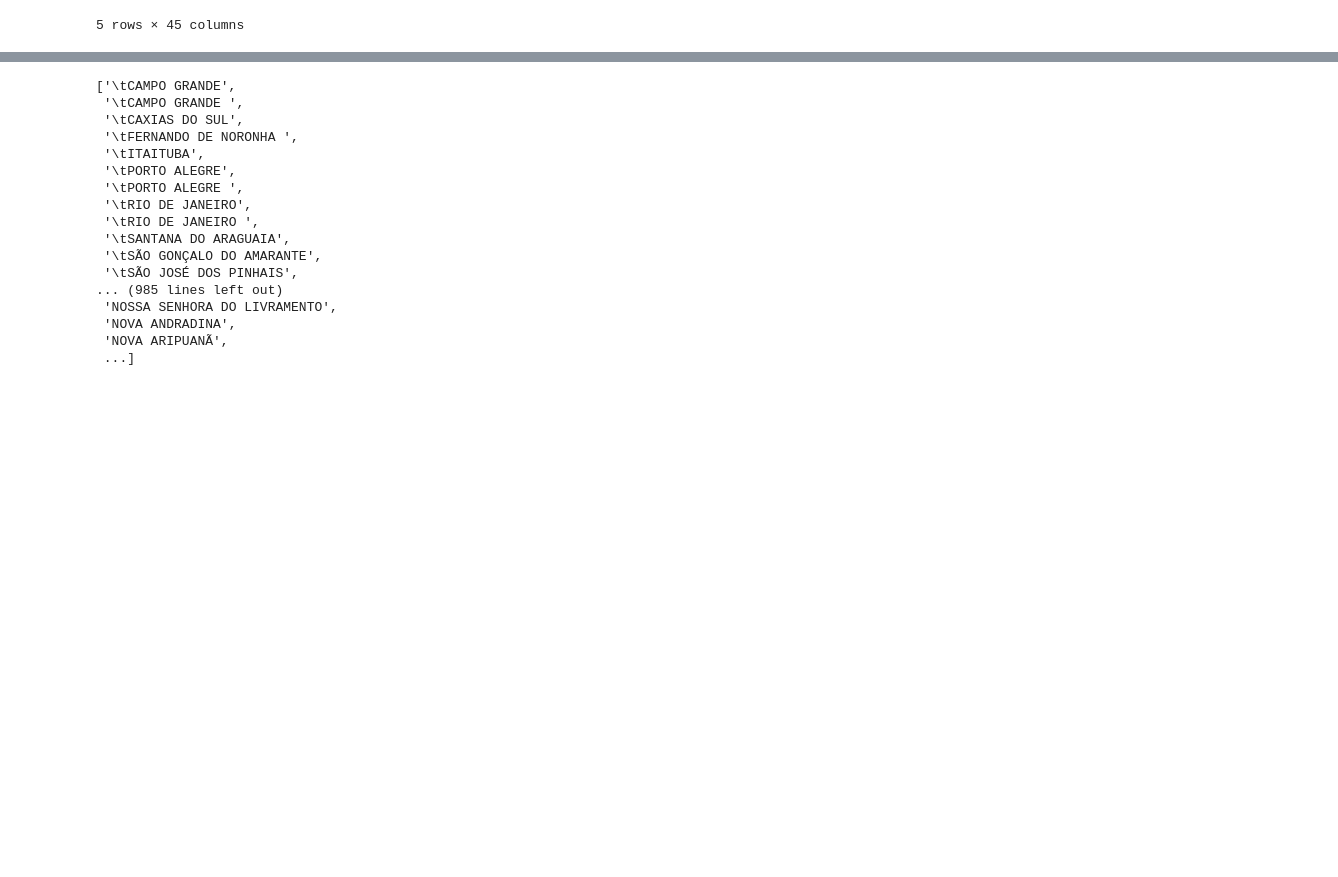
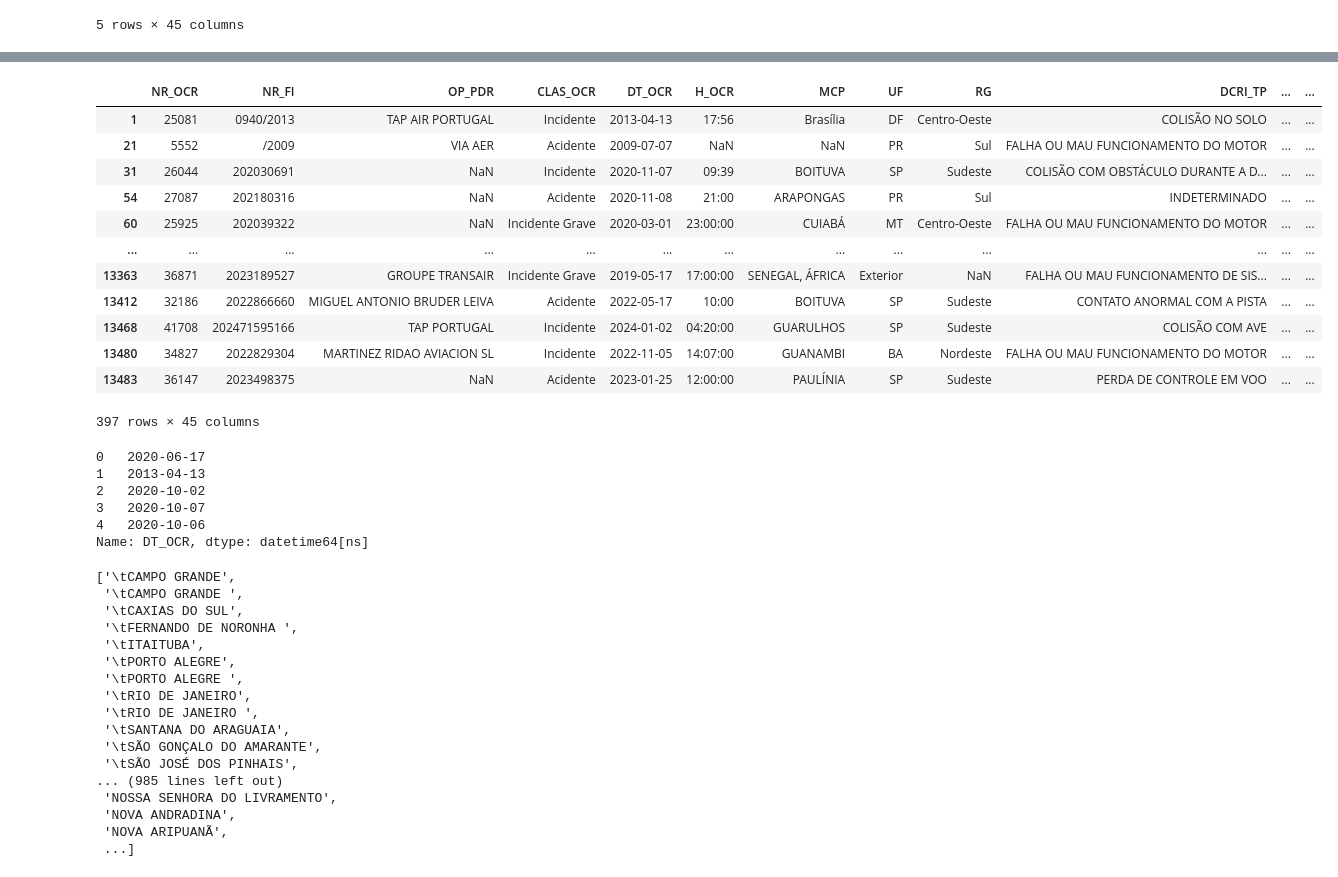
Before and after one commit to vitorluzz/etl-voos-anac, a Jupyter notebook: solution/job_stage_curated.ipynb, the cells around one changed output, grey strips where cells are left out. Cells and saved outputs as stored; diff of their text form; code cells hidden in the pictures; blank space fills up the shorter version.

```diff
--- a/solution/job_stage_curated.ipynb
+++ b/solution/job_stage_curated.ipynb
@@ -45,0 +169,16 @@ dtype: object
+# %%
+df_ocorrencias[df_ocorrencias['NR_ASTS'].isnull()]
+# %% [output]
+|  | NR_OCR | NR_FI | OP_PDR | CLAS_OCR | DT_OCR | H_OCR | MCP | UF | RG | DCRI_TP | ... | ... |
+| 1 | 25081 | 0940/2013 | TAP AIR PORTUGAL | Incidente | 2013-04-13 | 17:56 | Brasília | DF | Centro-Oeste | COLISÃO NO SOLO | ... | ... |
+| 21 | 5552 | /2009 | VIA AER | Acidente | 2009-07-07 | NaN | NaN | PR | Sul | FALHA OU MAU FUNCIONAMENTO DO MOTOR | ... | ... |
+| 31 | 26044 | 202030691 | NaN | Incidente | 2020-11-07 | 09:39 | BOITUVA | SP | Sudeste | COLISÃO COM OBSTÁCULO DURANTE A D... | ... | ... |
+| 54 | 27087 | 202180316 | NaN | Acidente | 2020-11-08 | 21:00 | ARAPONGAS | PR | Sul | INDETERMINADO | ... | ... |
+| 60 | 25925 | 202039322 | NaN | Incidente Grave | 2020-03-01 | 23:00:00 | CUIABÁ | MT | Centro-Oeste | FALHA OU MAU FUNCIONAMENTO DO MOTOR | ... | ... |
+| ... | ... | ... | ... | ... | ... | ... | ... | ... | ... | ... | ... | ... |
+| 13363 | 36871 | 2023189527 | GROUPE TRANSAIR | Incidente Grave | 2019-05-17 | 17:00:00 | SENEGAL, ÁFRICA | Exterior | NaN | FALHA OU MAU FUNCIONAMENTO DE SIS... | ... | ... |
+| 13412 | 32186 | 2022866660 | MIGUEL ANTONIO BRUDER LEIVA | Acidente | 2022-05-17 | 10:00 | BOITUVA | SP | Sudeste | CONTATO ANORMAL COM A PISTA | ... | ... |
+| 13468 | 41708 | 202471595166 | TAP PORTUGAL | Incidente | 2024-01-02 | 04:20:00 | GUARULHOS | SP | Sudeste | COLISÃO COM AVE | ... | ... |
+| 13480 | 34827 | 2022829304 | MARTINEZ RIDAO AVIACION SL | Incidente | 2022-11-05 | 14:07:00 | GUANAMBI | BA | Nordeste | FALHA OU MAU FUNCIONAMENTO DO MOTOR | ... | ... |
+| 13483 | 36147 | 2023498375 | NaN | Acidente | 2023-01-25 | 12:00:00 | PAULÍNIA | SP | Sudeste | PERDA DE CONTROLE EM VOO | ... | ... |
+397 rows × 45 columns
@@ -46 +190,10 @@ dtype: object
+# %%
+df_ocorrencias['DT_OCR'].head()
+# %% [output]
+0   2020-06-17
+1   2013-04-13
+2   2020-10-02
+3   2020-10-07
+4   2020-10-06
+Name: DT_OCR, dtype: datetime64[ns]
 # %%
```
Also changed, not shown: parts of 26 cells of this notebook, 4 other files.
